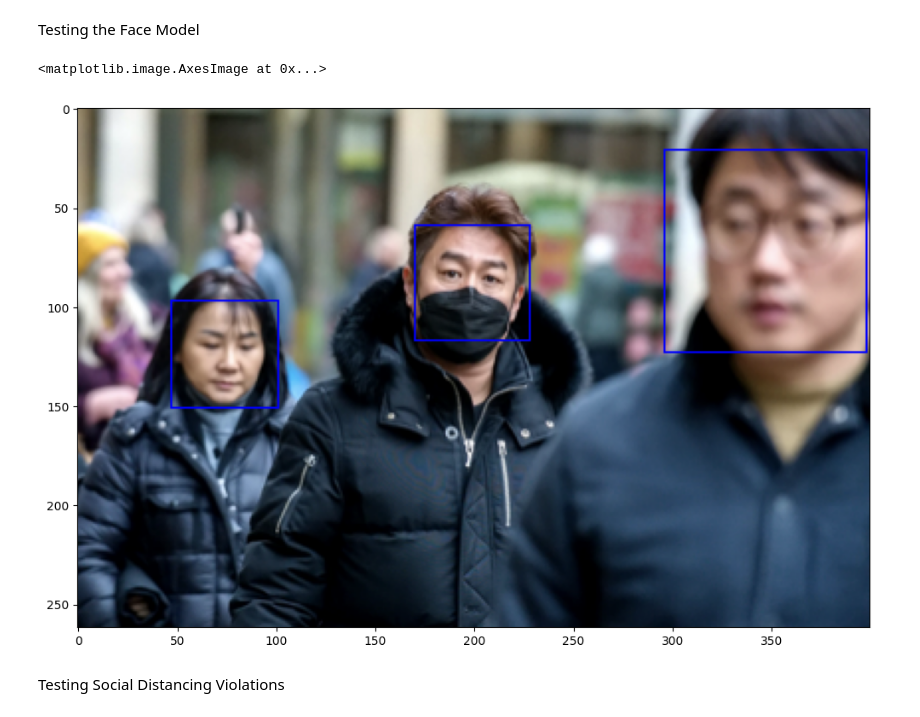
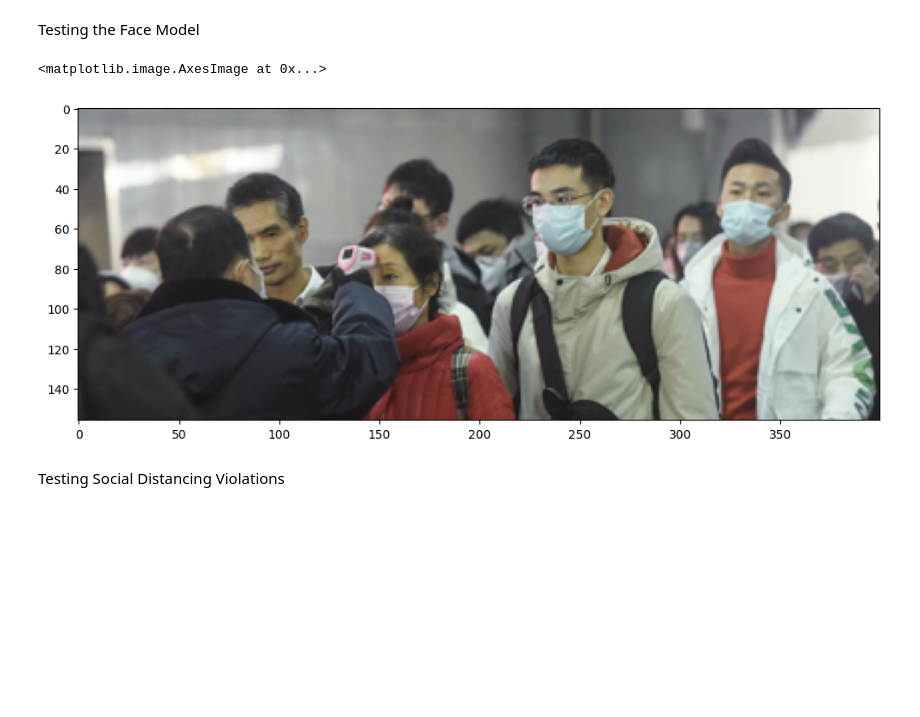
Before and after one commit to cessbub/CS180-MaskPatrol, a Jupyter notebook: mask-detection.ipynb, the cells around one changed output. Cells and saved outputs as stored; diff of their text form; code cells hidden in the pictures; blank space fills up the shorter version.

```diff
--- a/mask-detection.ipynb
+++ b/mask-detection.ipynb
@@ -95,7 +95,7 @@ Constructing the Face Model using Haarcascade
 # %%
 # getting the haarcascade_path
 base_dir = os.path.dirname(os.path.abspath('__file__')) # Get the parent directory of the notebook
-haarcascade_path = os.path.join(base_dir, 'datasets', 'FMD-SD', 'Haarcascades', 'haarcascade_frontalface_default.xml')  # Specify the relative path to the image file
+haarcascade_path = os.path.join(base_dir, 'datasets', 'FMD-SD', 'Haarcascades', 'haarcascade_eye.xml')  # Specify the relative path to the image file
 
 # constructing the face_model
 face_model = cv2.CascadeClassifier(haarcascade_path)
@@ -104,28 +104,28 @@ Testing the Face Model
 # %%
 # extract faces from an image and draw rectangles to mark them
 # getting the test image path
 base_dir = os.path.dirname(os.path.abspath('__file__')) # Get the parent directory of the notebook
-image_path = os.path.join(base_dir, 'datasets', 'FMD-SD', 'Face Mask Detection', 'images', 'maksssksksss244.png') # Specify the relative path to the image file
+image_path = os.path.join(base_dir, 'datasets', 'FMD-SD', 'Face Mask Detection', 'images', 'maksssksksss1.png') # Specify the relative path to the image file
 
 # reading and preprocessing the image
 img = cv2.imread(image_path) # Read the image using cv2.imread()
 img = cv2.cvtColor(img, cv2.IMREAD_GRAYSCALE) # coloring the image
 
 # detecting the faces in the image using face_model
-faces = face_model.detectMultiScale(img, scaleFactor=1.1, minNeighbors=4) #returns a list of (x,y,w,h) tuples
+faces = face_model.detectMultiScale(img, scaleFactor=1.05, minNeighbors=5, minSize=(30,30)) #returns a list of (x,y,w,h) tuples
 
 out_img = cv2.cvtColor(img, cv2.COLOR_RGB2BGR) #colored output image
 
 #plotting the rectangles on the faces from the face_model
 for (x,y,w,h) in faces:
     cv2.rectangle(out_img,(x,y),(x+w,y+h),(0,0,255),1)
 
 # show the plot on an image
 plt.figure(figsize=(12,12))
 plt.imshow(out_img)
 # %% [output]
 <matplotlib.image.AxesImage at 0x...>
-[figure, old version]
+[figure, new version]
 # %% [markdown]
 Testing Social Distancing Violations
 # %%
```
Also changed, not shown: parts of 9 cells of this notebook, 5 other files.
